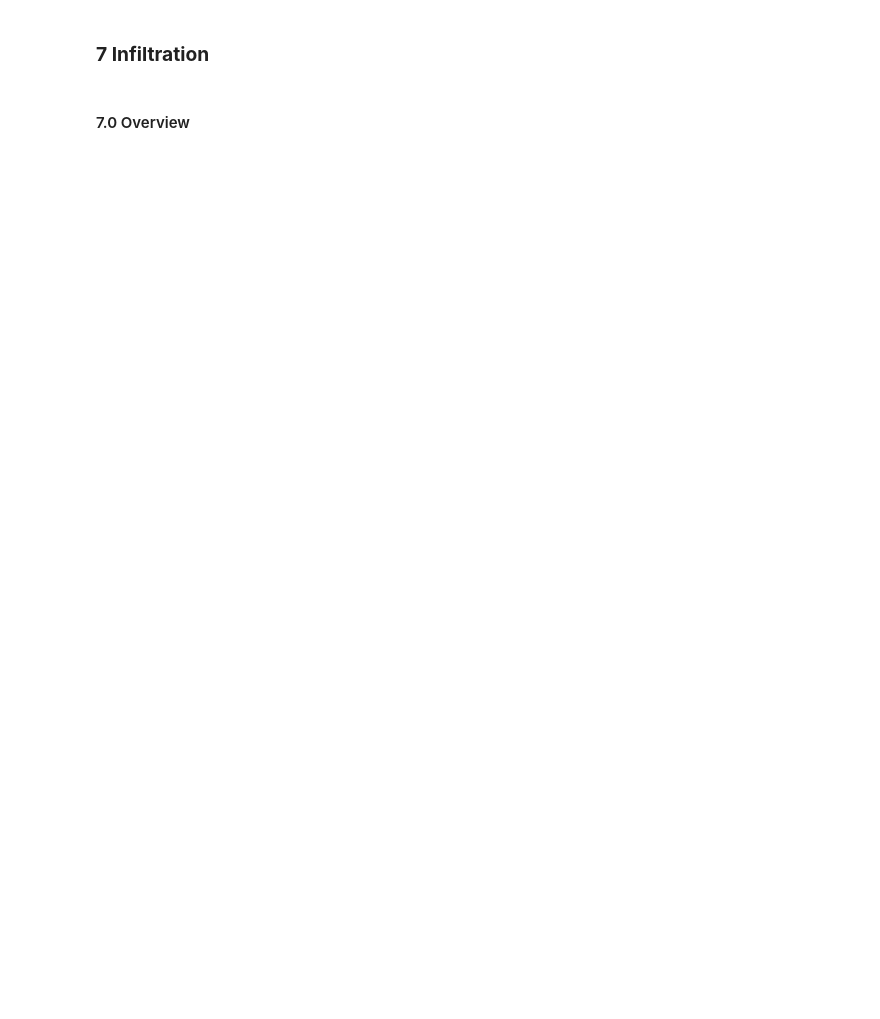
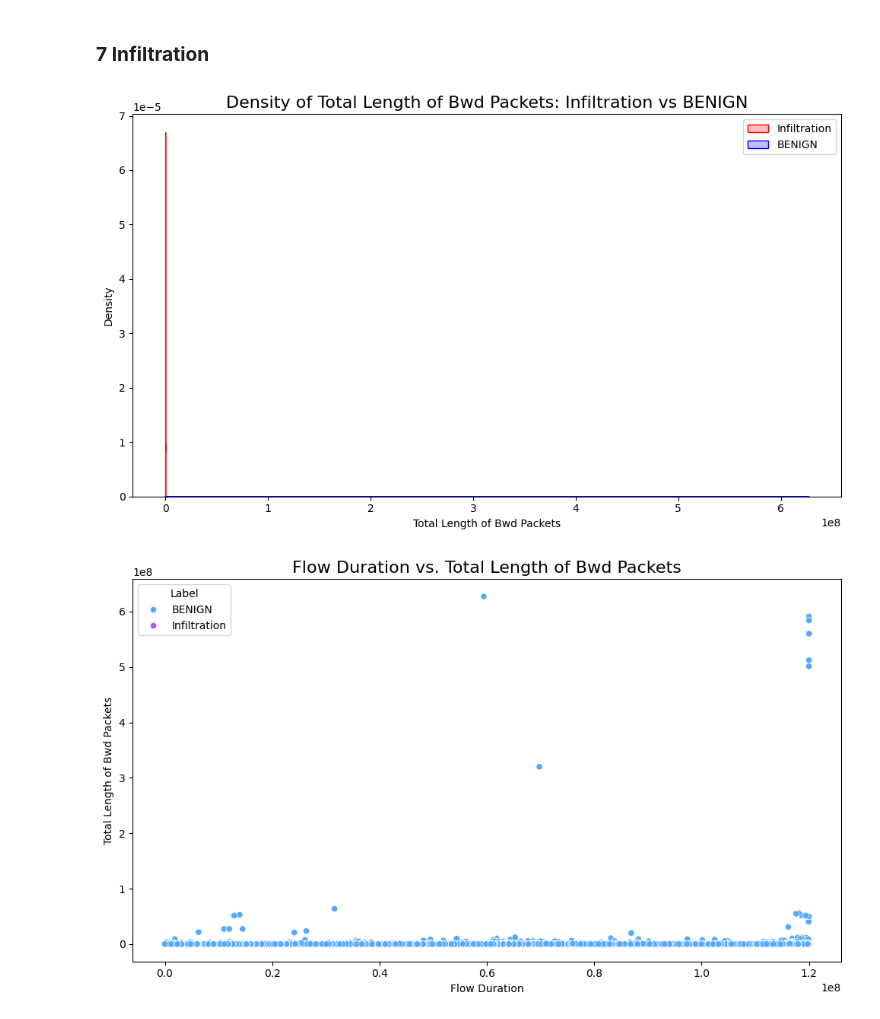
Before and after one commit to PhoXinuS/IDS-Analyzer, a Jupyter notebook: code/data_vis.ipynb, the cells around one changed output. Saved outputs shown, nothing was run; the diff lists cells and outputs as text; code cells hidden in the pictures; blank space fills up the shorter version.

```diff
--- a/code/data_vis.ipynb
+++ b/code/data_vis.ipynb
@@ -559,4 +712,48 @@ Unique attacker IP addresses: 1
 # %% [markdown]
 ### **7 Infiltration**
-# %% [markdown]
-#### 7.0 Overview
+# %%
+df_thu = load_dataset('Thu')
+df_thu.columns = df_thu.columns.str.strip()
+inf_labels = ['Infiltration', 'BENIGN']
+df_inf = df_thu[df_thu['Label'].isin(inf_labels)].copy()
+
+# Overlaid Density Plots for Total Length of Bwd Packets
+plt.figure(figsize=(10, 6))
+sns.kdeplot(
+    data=df_inf[df_inf['Label'] == 'Infiltration'],
+    x='Total Length of Bwd Packets',
+    label='Infiltration',
+    fill=True,
+    color='red'
+)
+sns.kdeplot(
+    data=df_inf[df_inf['Label'] == 'BENIGN'],
+    x='Total Length of Bwd Packets',
+    label='BENIGN',
+    fill=True,
+    color='blue'
+)
+plt.title('Density of Total Length of Bwd Packets: Infiltration vs BENIGN', fontsize=16)
+plt.xlabel('Total Length of Bwd Packets')
+plt.ylabel('Density')
+plt.legend()
+plt.tight_layout()
+plt.show()
+
+# Scatter Plot of Flow Duration vs. Total Length of Bwd Packets
+plt.figure(figsize=(10, 6))
+sns.scatterplot(
+    data=df_inf,
+    x='Flow Duration',
+    y='Total Length of Bwd Packets',
+    hue='Label',
+    palette='cool'
+)
+plt.title('Flow Duration vs. Total Length of Bwd Packets', fontsize=16)
+plt.xlabel('Flow Duration')
+plt.ylabel('Total Length of Bwd Packets')
+plt.tight_layout()
+plt.show()
+# %% [output]
+[figure, added]
+[figure, added]
```
Also changed, not shown: parts of 17 cells of this notebook, 1 other file.
